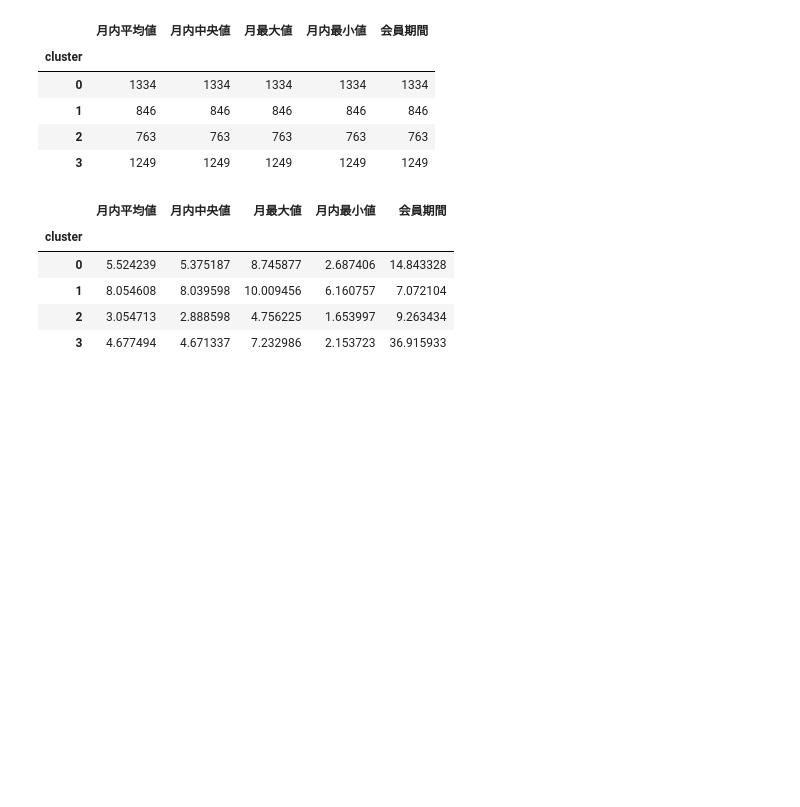
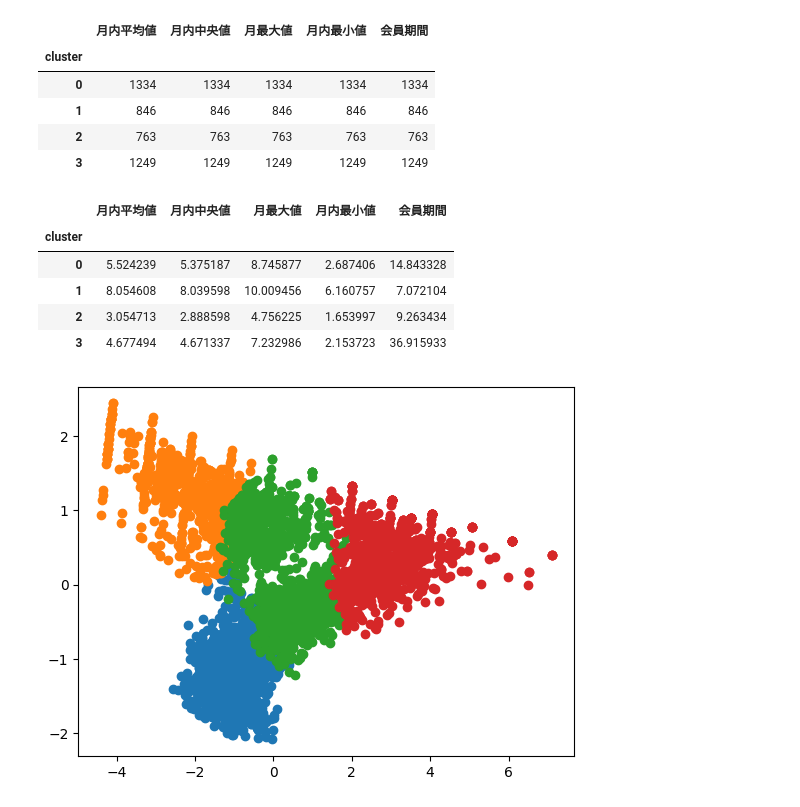
Before and after one commit to KodaiTakano/DataAnalysis100, a Jupyter notebook: session4/session4.ipynb, the cells around one changed output. Saved outputs shown, nothing was run; the diff lists cells and outputs as text; code cells hidden in the pictures; blank space fills up the shorter version.

Commit message:
update: plot clustering result

```diff
--- a/session4/session4.ipynb
+++ b/session4/session4.ipynb
@@ -83,3 +83,19 @@ customer_clustering.groupby("cluster").mean()
 | 1 | 8.054608 | 8.039598 | 10.009456 | 6.160757 | 7.072104 |
 | 2 | 3.054713 | 2.888598 | 4.756225 | 1.653997 | 9.263434 |
 | 3 | 4.677494 | 4.671337 | 7.232986 | 2.153723 | 36.915933 |
+# %%
+from sklearn.decomposition import PCA
+X = customer_clustering_sc
+pca = PCA(n_components=2)
+pca.fit(X)
+x_pca = pca.transform(X)
+pca_df = pd.DataFrame(x_pca)
+pca_df["cluster"] = customer_clustering["cluster"]
+# %%
+import matplotlib.pyplot as plt
+%matplotlib inline
+for i in customer_clustering["cluster"].unique():
+    tmp = pca_df.loc[pca_df["cluster"]==i]
+    plt.scatter(tmp[0], tmp[1])
+# %% [output]
+[figure, added]
```
